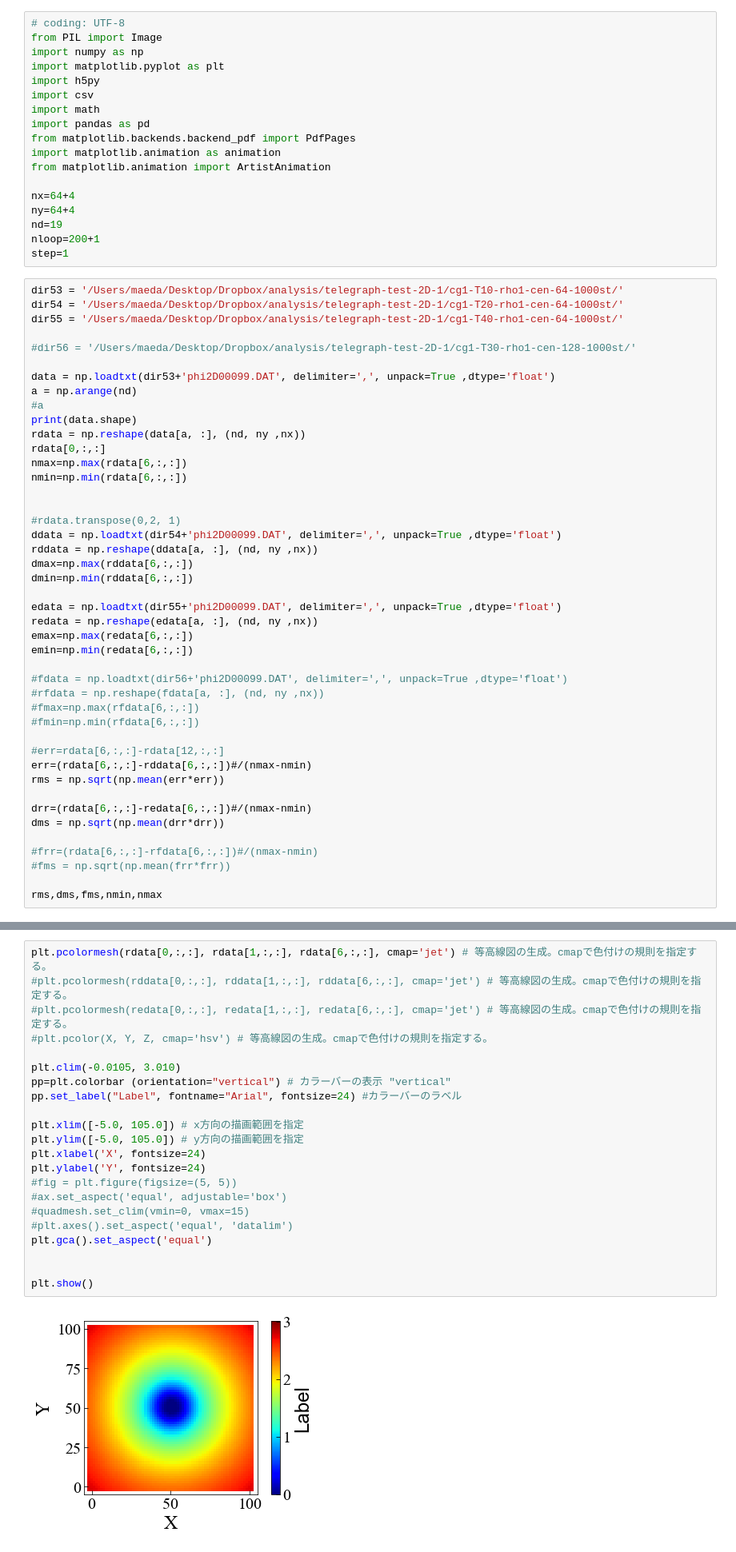
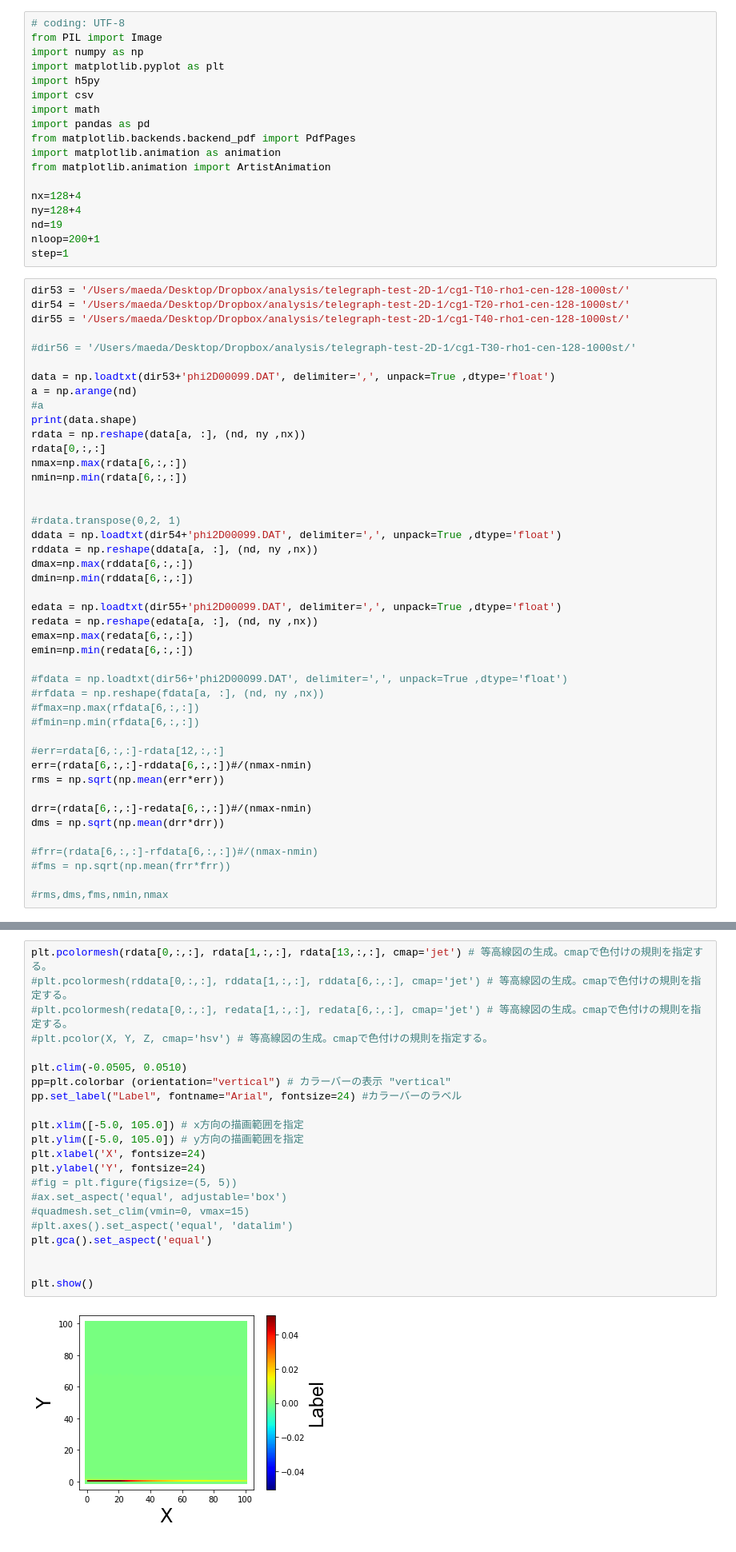
Before and after one commit to maedarn/code_tohoku, a Jupyter notebook: py/plot2D-loop.ipynb, the cells around one changed output, grey strips where cells are left out. Shown at 80% size. Drawn from its saved outputs; the diff is of its cells as text.

```diff
--- a/py/plot2D-loop.ipynb
+++ b/py/plot2D-loop.ipynb
@@ -11,15 +11,15 @@ from matplotlib.backends.backend_pdf import PdfPages
 import matplotlib.animation as animation
 from matplotlib.animation import ArtistAnimation
 
-nx=64+4
-ny=64+4
+nx=128+4
+ny=128+4
 nd=19
 nloop=200+1
 step=1
 # %%
-dir53 = '/Users/maeda/Desktop/Dropbox/analysis/telegraph-test-2D-1/cg1-T10-rho1-cen-64-1000st/'
-dir54 = '/Users/maeda/Desktop/Dropbox/analysis/telegraph-test-2D-1/cg1-T20-rho1-cen-64-1000st/'
-dir55 = '/Users/maeda/Desktop/Dropbox/analysis/telegraph-test-2D-1/cg1-T40-rho1-cen-64-1000st/'
+dir53 = '/Users/maeda/Desktop/Dropbox/analysis/telegraph-test-2D-1/cg1-T10-rho1-cen-128-1000st/'
+dir54 = '/Users/maeda/Desktop/Dropbox/analysis/telegraph-test-2D-1/cg1-T20-rho1-cen-128-1000st/'
+dir55 = '/Users/maeda/Desktop/Dropbox/analysis/telegraph-test-2D-1/cg1-T40-rho1-cen-128-1000st/'
 
 #dir56 = '/Users/maeda/Desktop/Dropbox/analysis/telegraph-test-2D-1/cg1-T30-rho1-cen-128-1000st/'
 
@@ -59,5 +59,5 @@ dms = np.sqrt(np.mean(drr*drr))
 #frr=(rdata[6,:,:]-rfdata[6,:,:])#/(nmax-nmin)
 #fms = np.sqrt(np.mean(frr*frr))
 
-rms,dms,fms,nmin,nmax
+#rms,dms,fms,nmin,nmax
 # %% [output]
@@ -70,27 +65,27 @@ rms,dms,fms,nmin,nmax
 # %%
-plt.pcolormesh(rdata[0,:,:], rdata[1,:,:], rdata[6,:,:], cmap='jet') # 等高線図の生成。cmapで色付けの規則を指定する。
+plt.pcolormesh(rdata[0,:,:], rdata[1,:,:], rdata[13,:,:], cmap='jet') # 等高線図の生成。cmapで色付けの規則を指定する。
 #plt.pcolormesh(rddata[0,:,:], rddata[1,:,:], rddata[6,:,:], cmap='jet') # 等高線図の生成。cmapで色付けの規則を指定する。
 #plt.pcolormesh(redata[0,:,:], redata[1,:,:], redata[6,:,:], cmap='jet') # 等高線図の生成。cmapで色付けの規則を指定する。
 #plt.pcolor(X, Y, Z, cmap='hsv') # 等高線図の生成。cmapで色付けの規則を指定する。
 
-plt.clim(-0.0105, 3.010)
+plt.clim(-0.0505, 0.0510)
 pp=plt.colorbar (orientation="vertical") # カラーバーの表示 "vertical"
 pp.set_label("Label", fontname="Arial", fontsize=24) #カラーバーのラベル
 
 plt.xlim([-5.0, 105.0]) # x方向の描画範囲を指定
 plt.ylim([-5.0, 105.0]) # y方向の描画範囲を指定
 plt.xlabel('X', fontsize=24)
 plt.ylabel('Y', fontsize=24)
 #fig = plt.figure(figsize=(5, 5))
 #ax.set_aspect('equal', adjustable='box')
 #quadmesh.set_clim(vmin=0, vmax=15)
 #plt.axes().set_aspect('equal', 'datalim')
 plt.gca().set_aspect('equal')
 
 
 plt.show()
 # %% [output]
-[figure, old version]
+[figure, new version]
 # %%
 a = np.arange(nd)
 dmy = [0]*nx*ny
```
Also changed, not shown: parts of 1 cell of this notebook, 5 other files.
